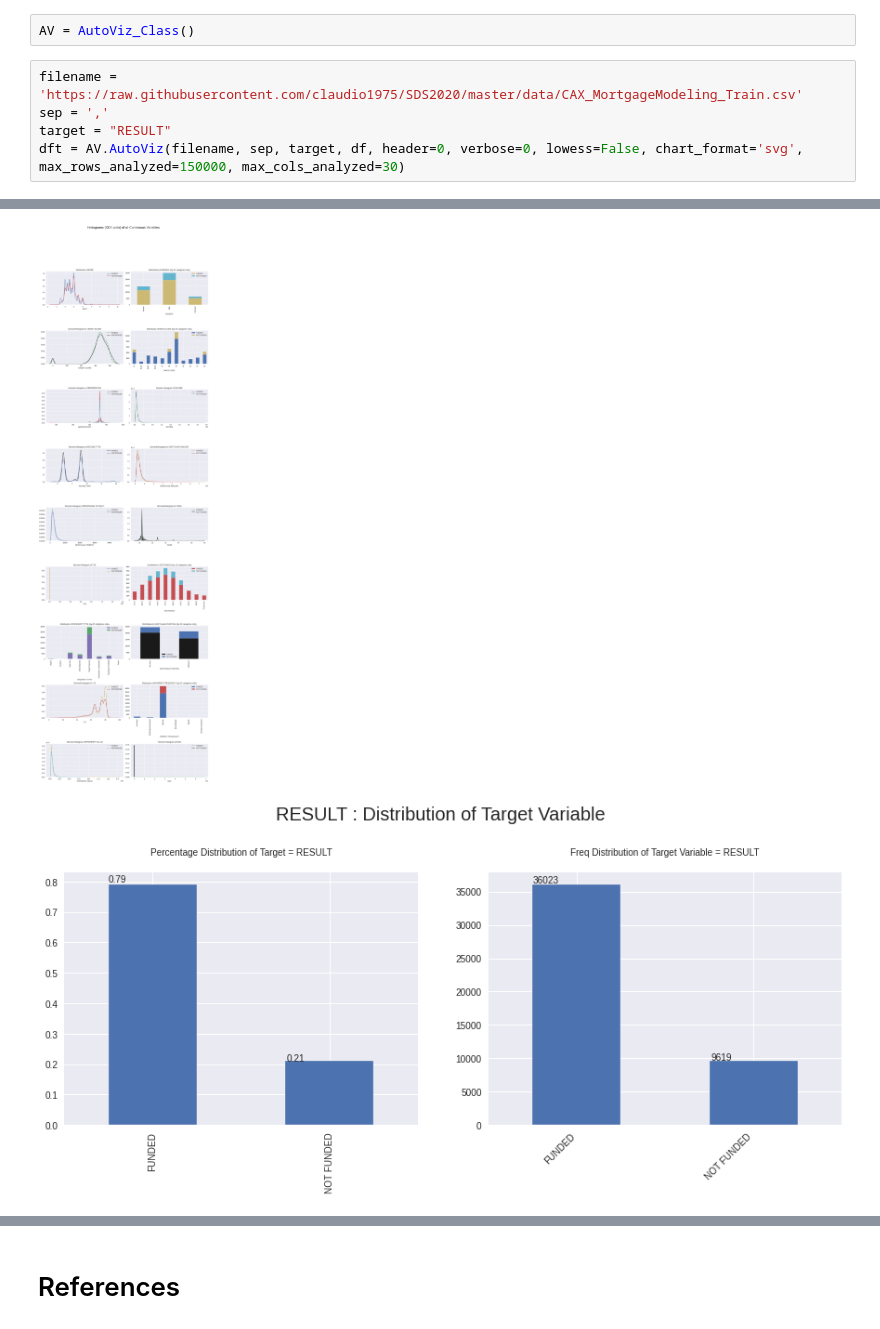
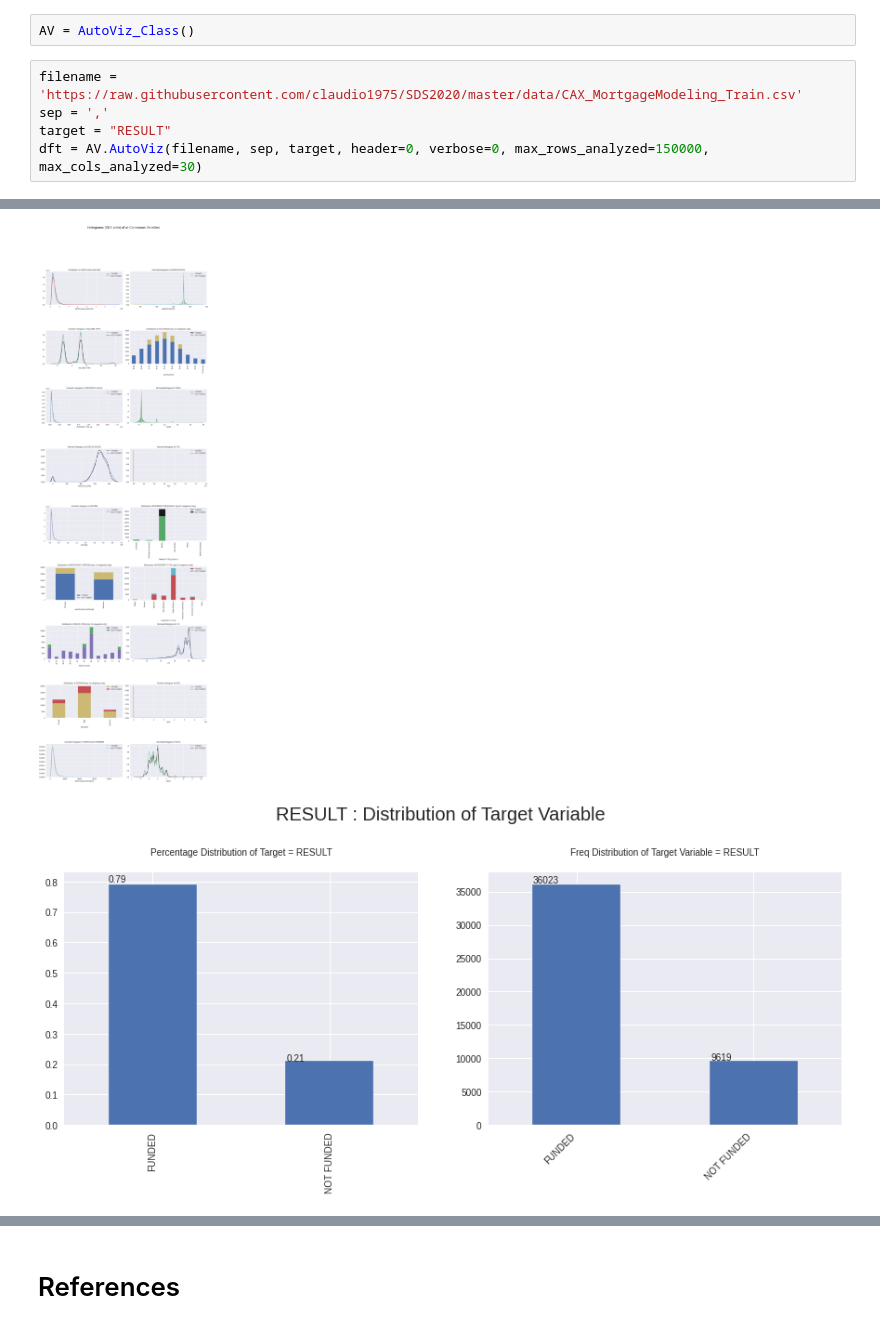
Before and after one commit to claudio1975/SDS2020, a Jupyter notebook: notebooks/workshop/0_An_Experimental_EDA_for_a_classification_task.ipynb, the cells around one changed output, grey strips where cells are left out. Saved outputs shown, nothing was run; the diff lists cells and outputs as text.

```diff
--- a/notebooks/workshop/0_An_Experimental_EDA_for_a_classification_task.ipynb
+++ b/notebooks/workshop/0_An_Experimental_EDA_for_a_classification_task.ipynb
@@ -201,7 +201,7 @@ AV = AutoViz_Class()
 filename = 'https://raw.githubusercontent.com/claudio1975/SDS2020/master/data/CAX_MortgageModeling_Train.csv'
 sep = ','
 target = "RESULT"
-dft = AV.AutoViz(filename, sep, target, df, header=0, verbose=0, lowess=False, chart_format='svg', max_rows_analyzed=150000, max_cols_analyzed=30)
+dft = AV.AutoViz(filename, sep, target, header=0, verbose=0, max_rows_analyzed=150000, max_cols_analyzed=30)
 # %% [output]
 Shape of your Data Set: (45642, 22)
 Classifying variables in data set...
@@ -215,5 +215,5 @@ Time to run AutoViz (in seconds) = 6.479
 [figure]
-[figure, old version]
+[figure, new version]
 [figure]
 [figure]
 [figure]
```
Also changed, not shown: parts of 4 cells of this notebook.
